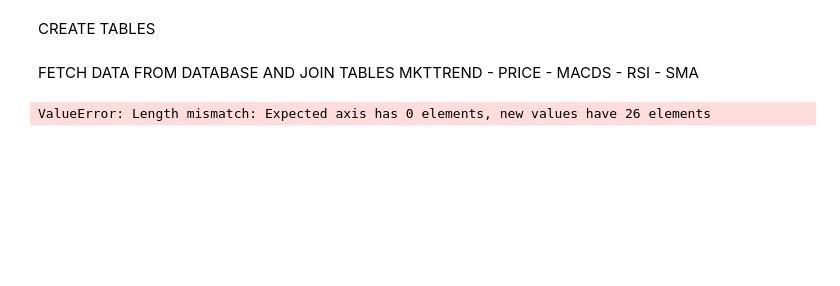
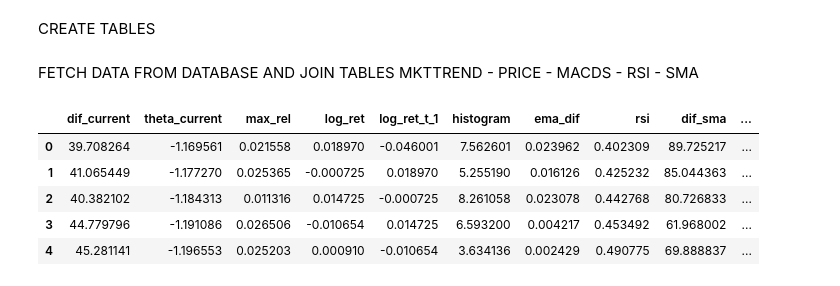
Before and after one commit to eduardocurado/crypto_bot, a Jupyter notebook: Notebooks/Data_analysis_crypto20180325.ipynb, the cells around one changed output. Saved outputs shown, nothing was run; the diff lists cells and outputs as text; code cells hidden in the pictures; blank space fills up the shorter version.

```diff
--- a/Notebooks/Data_analysis_crypto20180325.ipynb
+++ b/Notebooks/Data_analysis_crypto20180325.ipynb
@@ -114,25 +121,25 @@ def manipulate_mkt_data():
     df_model['max_growth'] = df_model['max_growth_x']
     df_model['max_growth_p'] = df_model['max_growth_y']
     df_model = df_model.drop(['max_growth_x', 'max_growth_y'], axis=1)
-    #REMOVE OUTLIERS
-    df_model = df_model[~(np.abs(df_model.d_dif-df_model.d_dif.mean())>(3*df_model.d_dif.std()))]
-    df_model = df_model[~(np.abs(df_model.d_theta-df_model.d_theta.mean())>(3*df_model.d_theta.std()))]
     df_model = df_model.dropna()
     df_model = df_model.sort_values(['date'])
-    p_price = 0
-    df_model['rsi'] = df_model['rsi']/100
-    df = df_model.drop(['screen', 'max_loss',
-                        'max_growth','d_theta', 'd_dif'] ,axis=1)
+    df = df_model.drop(['screen', 'max_growth'] ,axis=1)
     return df
 
 
-df = manipulate_mkt_data().reset_index().drop(['index'], axis=1)
-df.columns
+df_model = manipulate_mkt_data()
+df_model.columns
 df_model['strength_ema'] = df_model.strength.ewm(span=6,min_periods=6,adjust=True,ignore_na=False).mean()
 df_model = df_model.dropna()
-df_model = df_model.sort_values(['date'])
+df_model = df_model.sort_values(['date']).reset_index().drop(['index'], axis=1)
-# %% [output]
-ValueError: Length mismatch: Expected axis has 0 elements, new values have 26 elements
 # %%
-df = df_model.drop(['coin', 'date', 'max_price', 'min_price', 'vote', 'strength_ema', 'strength'], axis=1)
+df = df_model.drop(['coin', 'date', 'max_price', 'theta_base', 'dif_base', 'log_ret_p',
+                    'min_price', 'vote', 'strength', 'min_rel', 'long_dif'], axis=1)
 df.head()
+# %% [output]
+|  | dif_current | theta_current | max_rel | log_ret | log_ret_t_1 | histogram | ema_dif | rsi | dif_sma | ... |
+| 0 | 39.708264 | -1.169561 | 0.021558 | 0.018970 | -0.046001 | 7.562601 | 0.023962 | 0.402309 | 89.725217 | ... |
+| 1 | 41.065449 | -1.177270 | 0.025365 | -0.000725 | 0.018970 | 5.255190 | 0.016126 | 0.425232 | 85.044363 | ... |
+| 2 | 40.382102 | -1.184313 | 0.011316 | 0.014725 | -0.000725 | 8.261058 | 0.023078 | 0.442768 | 80.726833 | ... |
+| 3 | 44.779796 | -1.191086 | 0.026506 | -0.010654 | 0.014725 | 6.593200 | 0.004217 | 0.453492 | 61.968002 | ... |
+| 4 | 45.281141 | -1.196553 | 0.025203 | 0.000910 | -0.010654 | 3.634136 | 0.002429 | 0.490775 | 69.888837 | ... |
```
Also changed, not shown: parts of 9 cells of this notebook, 4 other files.
